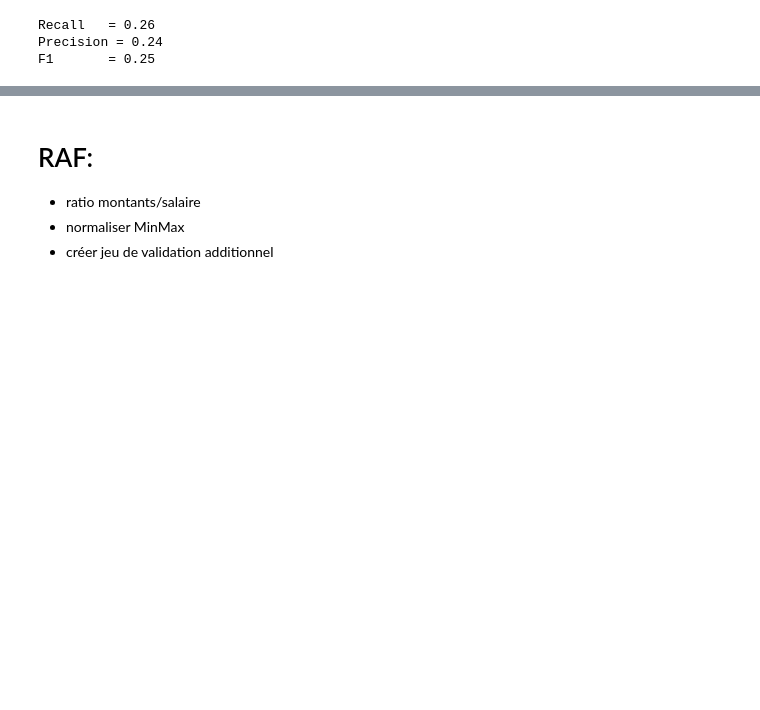
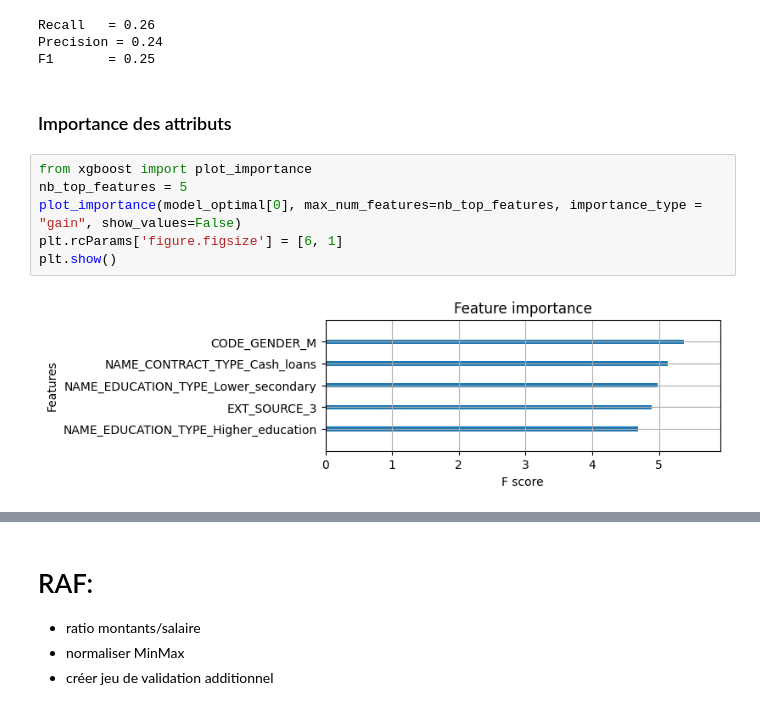
Before and after one commit to JeanRosselVallee/project_7, a Jupyter notebook: modeling/Jean_Vallée_2_notebook_modelisation_042024.ipynb, the cells around one changed output, grey strips where cells are left out. Cells and saved outputs as stored; diff of their text form; blank space fills up the shorter version.

```diff
--- a/modeling/Jean_Vallée_2_notebook_modelisation_042024.ipynb
+++ b/modeling/Jean_Vallée_2_notebook_modelisation_042024.ipynb
@@ -1488,3 +1486,13 @@ print('F1        =', f1_score(      df_y_test, df_y_pred).round(2))
 Recall   = 0.26
 Precision = 0.24
 F1       = 0.25
+# %% [markdown]
+### Importance des attributs
+# %%
+from xgboost import plot_importance
+nb_top_features = 5
+plot_importance(model_optimal[0], max_num_features=nb_top_features, importance_type = "gain", show_values=False)
+plt.rcParams['figure.figsize'] = [6, 1]
+plt.show()
+# %% [output]
+[figure, added]
```
Also changed, not shown: parts of 54 cells of this notebook, 5 other files.
